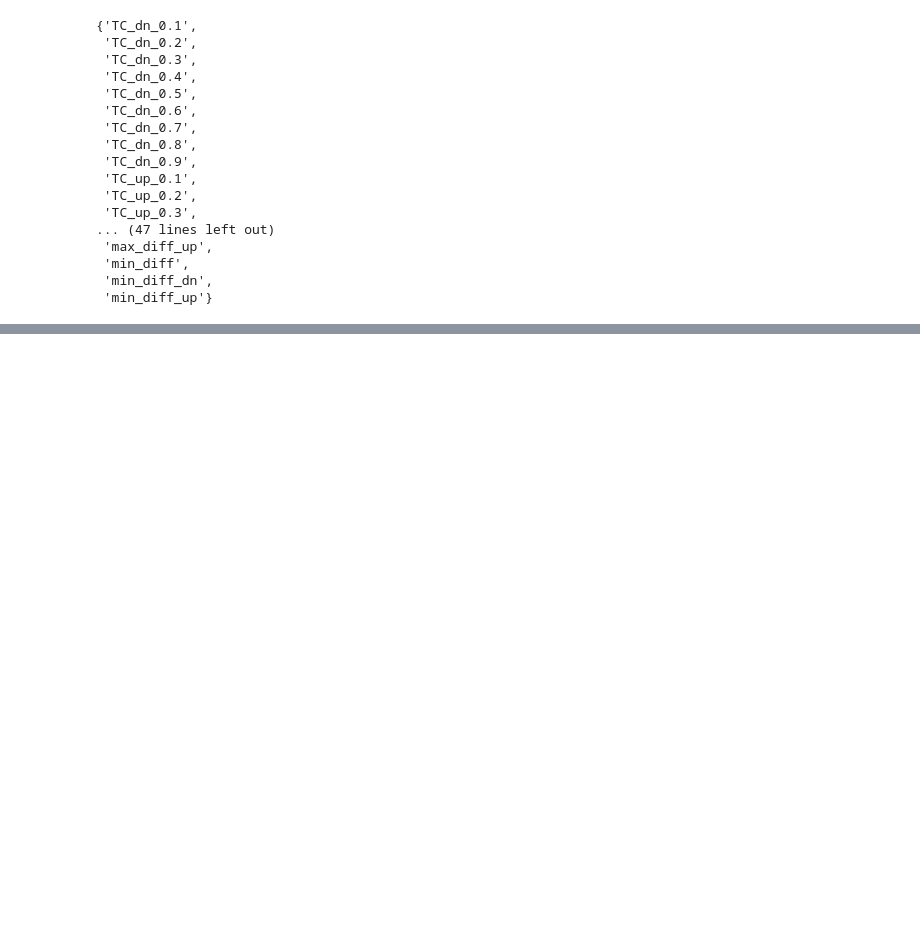
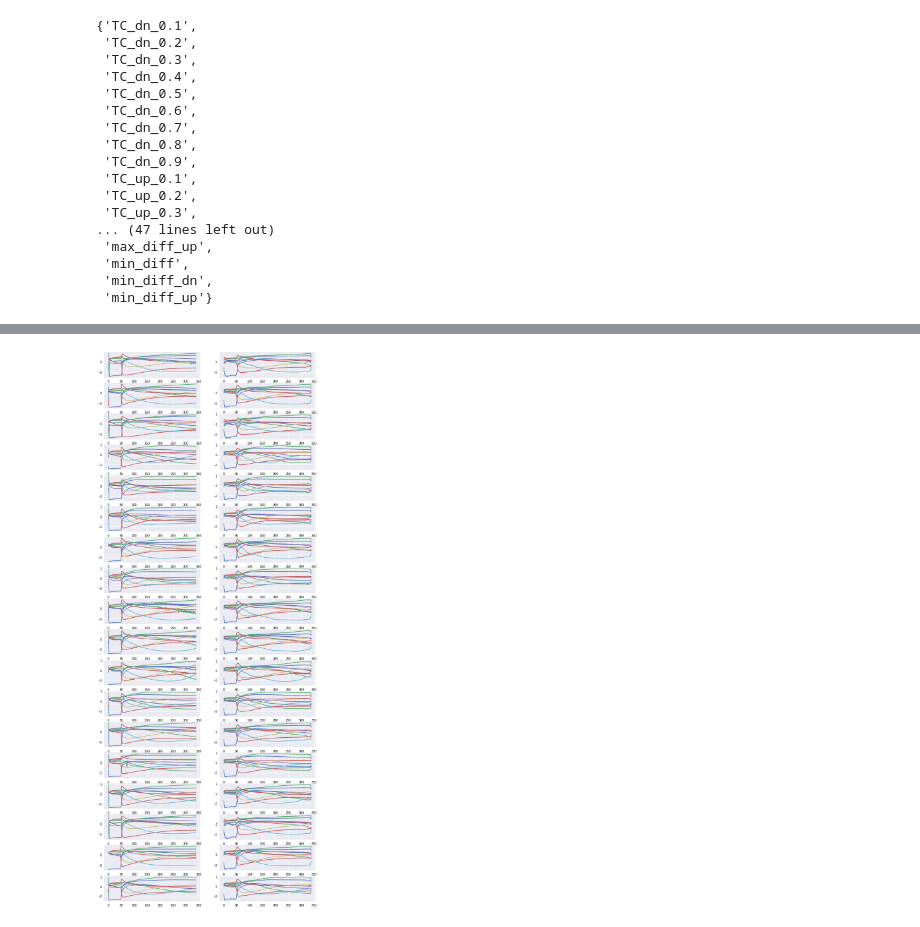
Before and after one commit to yuntai/yuntai, a Jupyter notebook: projects/GAS/GAS2_CATBOOST.ipynb, the cells around one changed output, grey strips where cells are left out. Saved outputs shown, nothing was run; the diff lists cells and outputs as text; code cells hidden in the pictures; blank space fills up the shorter version.

```diff
--- a/projects/GAS/GAS2_CATBOOST.ipynb
+++ b/projects/GAS/GAS2_CATBOOST.ipynb
@@ -706,0 +657,33 @@ mean val score= 0.8153846153846154 std= 0.04485347611419459
+# %%
+for i, s in enumerate(data):
+  data[i] = (data[i] - s.mean(axis=-1)[:,None]) / (s.std(axis=-1)[:,None] + 1e-5) # per channerintl
+# %%
+import tensorflow as tf
+from tensorflow.keras.models import *
+from tensorflow.keras.layers import *
+from tensorflow.keras.callbacks import *
+import tensorflow.keras
+
+def get_autoencoder(data):
+  input_ = Input(shape=(data.shape[1], data.shape[2]), name='input')
+  latent = tensorflow.keras.Sequential([
+    Conv1D(filters=32, kernel_size=7, padding="same", strides=2, activation="relu"),
+    Dropout(rate=0.2),
+    Conv1D(filters=16, kernel_size=7, padding="same", strides=2, activation="relu"),
+    Dropout(rate=0.2),
+    Conv1D(filters=8, kernel_size=7, padding="valid", strides=2, activation="relu"),
+  ], name='encoder')(input_)
+  output = tensorflow.keras.Sequential([
+    Conv1DTranspose(filters=8, kernel_size=7, padding="valid", strides=2, activation="relu"),
+    Dropout(rate=0.2),
+    Conv1DTranspose(filters=16, kernel_size=7, padding="same", strides=2, activation="relu"),
+    Dropout(rate=0.2),
+    Conv1DTranspose(filters=32, kernel_size=7, padding="same", strides=2, activation="relu"),
+    Conv1DTranspose(filters=9, kernel_size=7, padding="same"),
+  ], name='decoder')(latent)
+  model = Model(inputs=input_, outputs=[output, latent])
+  model.compile(optimizer=tensorflow.keras.optimizers.Adam(learning_rate=0.001), loss=["mse"], loss_weights=[1.,0.])
+  return model
+
+model = get_autoencoder(data)
+model.summary()
@@ -706,0 +705,3 @@ mean val score= 0.8153846153846154 std= 0.04485347611419459
+# %%
+es = EarlyStopping(monitor='val_loss', mode='auto', restore_best_weights=True, verbose=1, patience=20)
+model.fit(data,data, epochs=200, verbose=2, validation_data=(data,data), callbacks=[es])
@@ -706,0 +727,11 @@ mean val score= 0.8153846153846154 std= 0.04485347611419459
+# %%
+pred, latent = model.predict(data)
+# %%
+k = 18
+rix = np.random.randint(0,data.shape[0], k)
+_,axes = plt.subplots(k, 2, figsize=(12,32))
+for i, r in enumerate(rix):
+  axes[i,0].plot(data[r]);
+  axes[i,1].plot(pred[r]);
+# %% [output]
+[figure, added]
```
Also changed, not shown: parts of 26 cells of this notebook.
